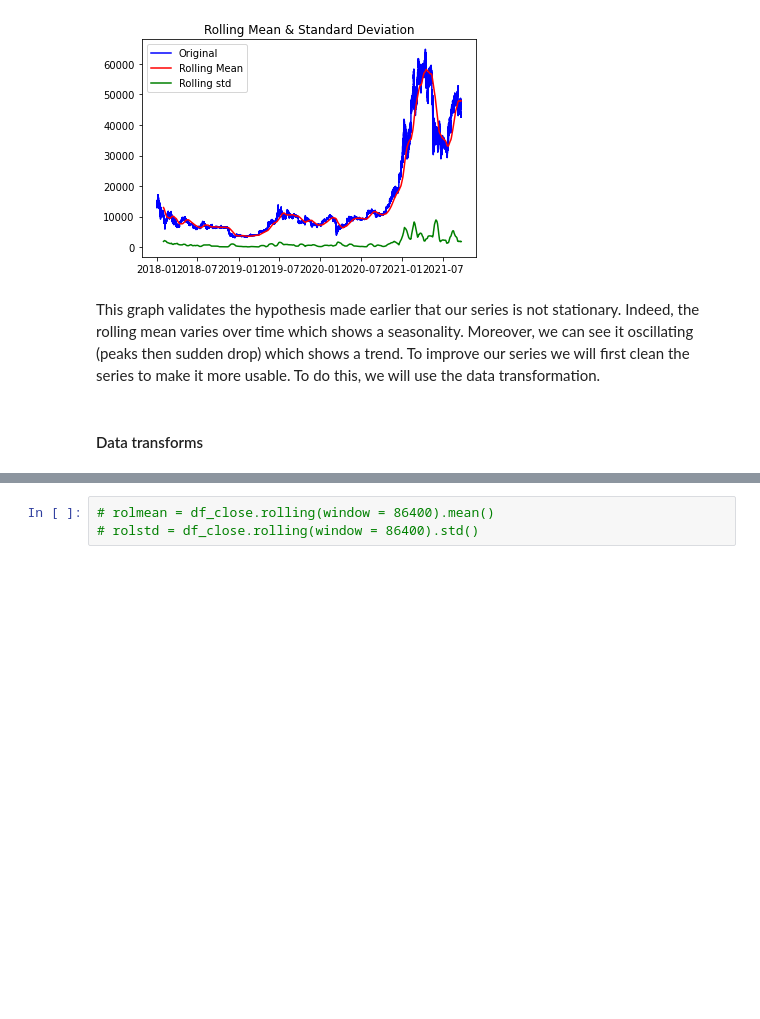
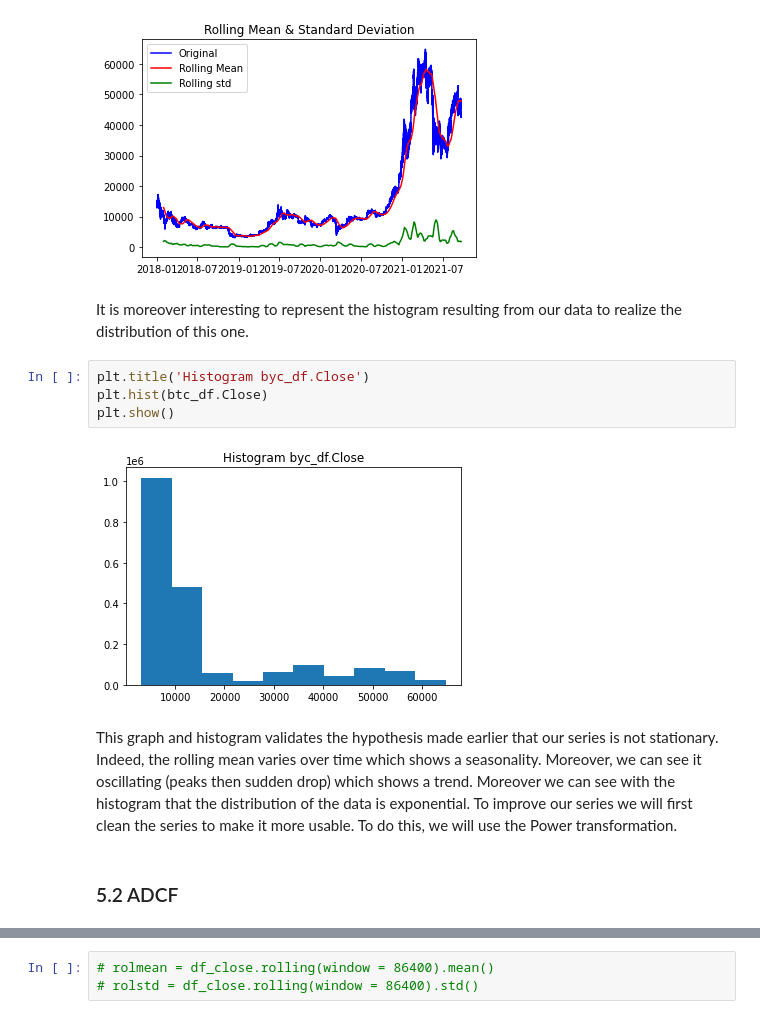
Before and after one commit to julienbaron/g-research-crypto-forecasting, a Jupyter notebook: g-research-crypto-forecasting.ipynb, the cells around one changed output, grey strips where cells are left out. Saved outputs shown, nothing was run; the diff lists cells and outputs as text; blank space fills up the shorter version.

Commit message:
Power transforms and ADCF * add table of contents * add histogram in Rolling mean and standard deviation part

```diff
--- a/g-research-crypto-forecasting.ipynb
+++ b/g-research-crypto-forecasting.ipynb
@@ -259,7 +282,15 @@ plt.title('Rolling Mean & Standard Deviation')
 plt.show()
 # %% [output]
 [figure]
+# %% [markdown]
+It is moreover interesting to represent the histogram resulting from our data to realize the distribution of this one.
+# %%
+plt.title('Histogram byc_df.Close')
+plt.hist(btc_df.Close)
+plt.show()
+# %% [output]
+[figure, added]
 # %% [markdown]
-This graph validates the hypothesis made earlier that our series is not stationary. Indeed, the rolling mean varies over time which shows a seasonality. Moreover, we can see it oscillating (peaks then sudden drop) which shows a trend. To improve our series we will first clean the series to make it more usable. To do this, we will use the data transformation.
+This graph and histogram validates the hypothesis made earlier that our series is not stationary. Indeed, the rolling mean varies over time which shows a seasonality. Moreover, we can see it oscillating (peaks then sudden drop) which shows a trend. Moreover we can see with the histogram that the distribution of the data is exponential.  To improve our series we will first clean the series to make it more usable. To do this, we will use the Power transformation.
-# %% [markdown]
-#### Data transforms
+# %% [markdown]
+### 5.2  ADCF<a name = "ADCF"></a>
```
Also changed, not shown: parts of 29 cells of this notebook.
